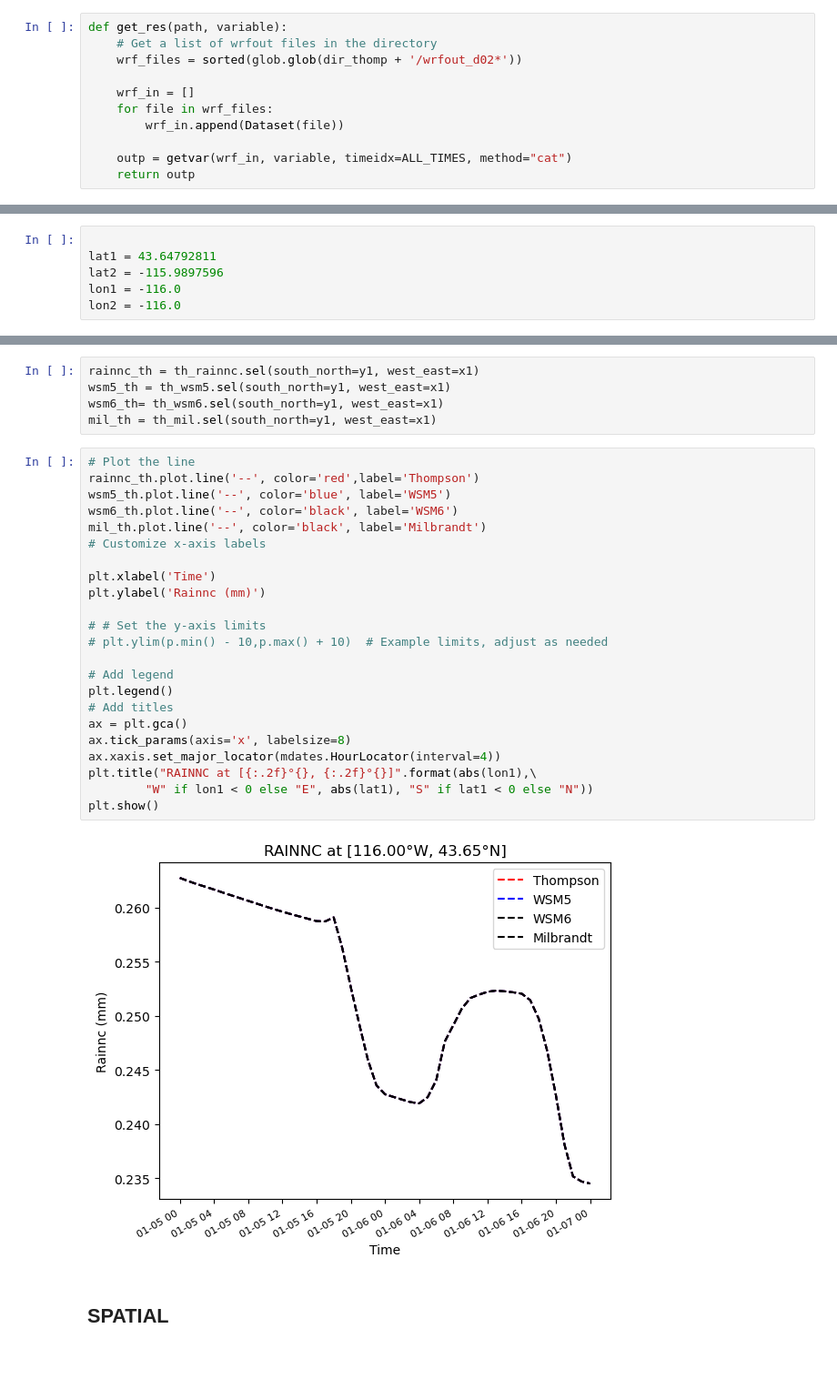
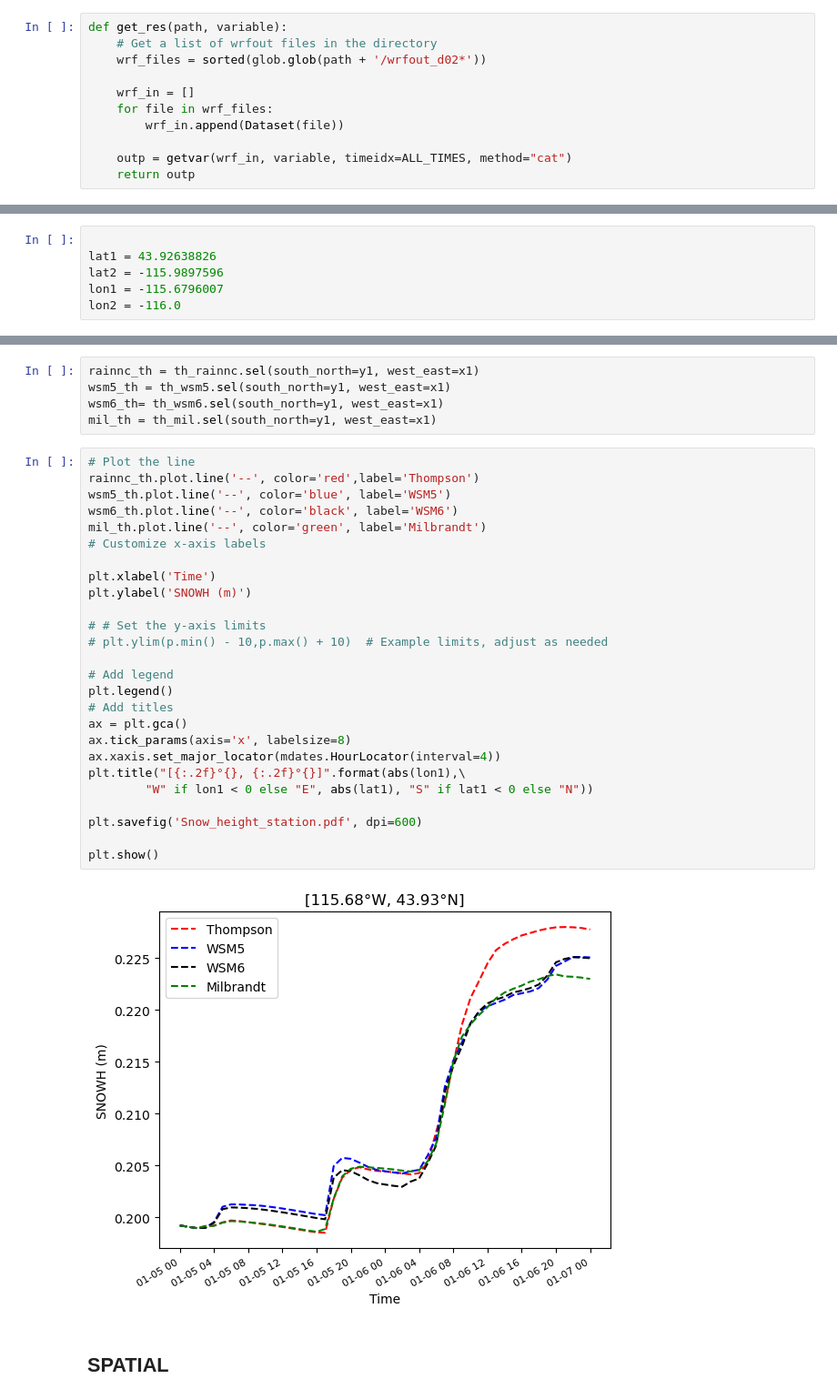
Before and after one commit to stanleyakor1/Python-tutorial, a Jupyter notebook: wrf-python/scheme.ipynb, the cells around one changed output, grey strips where cells are left out. Shown: that part at 91% size. Drawn from its saved outputs; the diff is of its cells as text; blank space fills up the shorter version.

```diff
--- a/wrf-python/scheme.ipynb
+++ b/wrf-python/scheme.ipynb
@@ -100,7 +100,7 @@ fig.savefig('WRF_domain_pywrf.big.png', dpi=600)
 # %%
 def get_res(path, variable):
     # Get a list of wrfout files in the directory
-    wrf_files = sorted(glob.glob(dir_thomp + '/wrfout_d02*'))
+    wrf_files = sorted(glob.glob(path + '/wrfout_d02*'))
 
     wrf_in = []
     for file in wrf_files:
@@ -186,9 +188,9 @@ th_wsm5 = get_res(dir_wsm5,"SNOWH")
 th_mil = get_res(dir_milb8,"SNOWH")
 # %%
 
-lat1 = 43.64792811
+lat1 = 43.92638826
 lat2 = -115.9897596
-lon1 = -116.0
+lon1 = -115.6796007
 lon2 = -116.0
 # %%
 wrfin = Dataset(dir_thomp +'/wrfout_d02_2023-01-06_00:00:00')
@@ -203,27 +209,30 @@ mil_th = th_mil.sel(south_north=y1, west_east=x1)
 # %%
 # Plot the line
 rainnc_th.plot.line('--', color='red',label='Thompson')
 wsm5_th.plot.line('--', color='blue', label='WSM5')
 wsm6_th.plot.line('--', color='black', label='WSM6')
-mil_th.plot.line('--', color='black', label='Milbrandt')
+mil_th.plot.line('--', color='green', label='Milbrandt')
 # Customize x-axis labels
 
 plt.xlabel('Time')
-plt.ylabel('Rainnc (mm)')
+plt.ylabel('SNOWH (m)')
 
 # # Set the y-axis limits
 # plt.ylim(p.min() - 10,p.max() + 10)  # Example limits, adjust as needed
 
 # Add legend
 plt.legend()
 # Add titles
 ax = plt.gca()
 ax.tick_params(axis='x', labelsize=8)
 ax.xaxis.set_major_locator(mdates.HourLocator(interval=4))
-plt.title("RAINNC at [{:.2f}°{}, {:.2f}°{}]".format(abs(lon1),\
+plt.title("[{:.2f}°{}, {:.2f}°{}]".format(abs(lon1),\
         "W" if lon1 < 0 else "E", abs(lat1), "S" if lat1 < 0 else "N"))
+
+plt.savefig('Snow_height_station.pdf', dpi=600)
+
 plt.show()
 # %% [output]
-[figure, old version]
+[figure, new version]
 # %% [markdown]
 ## SPATIAL
```
Also changed, not shown: parts of 5 cells of this notebook, 1 other file.
